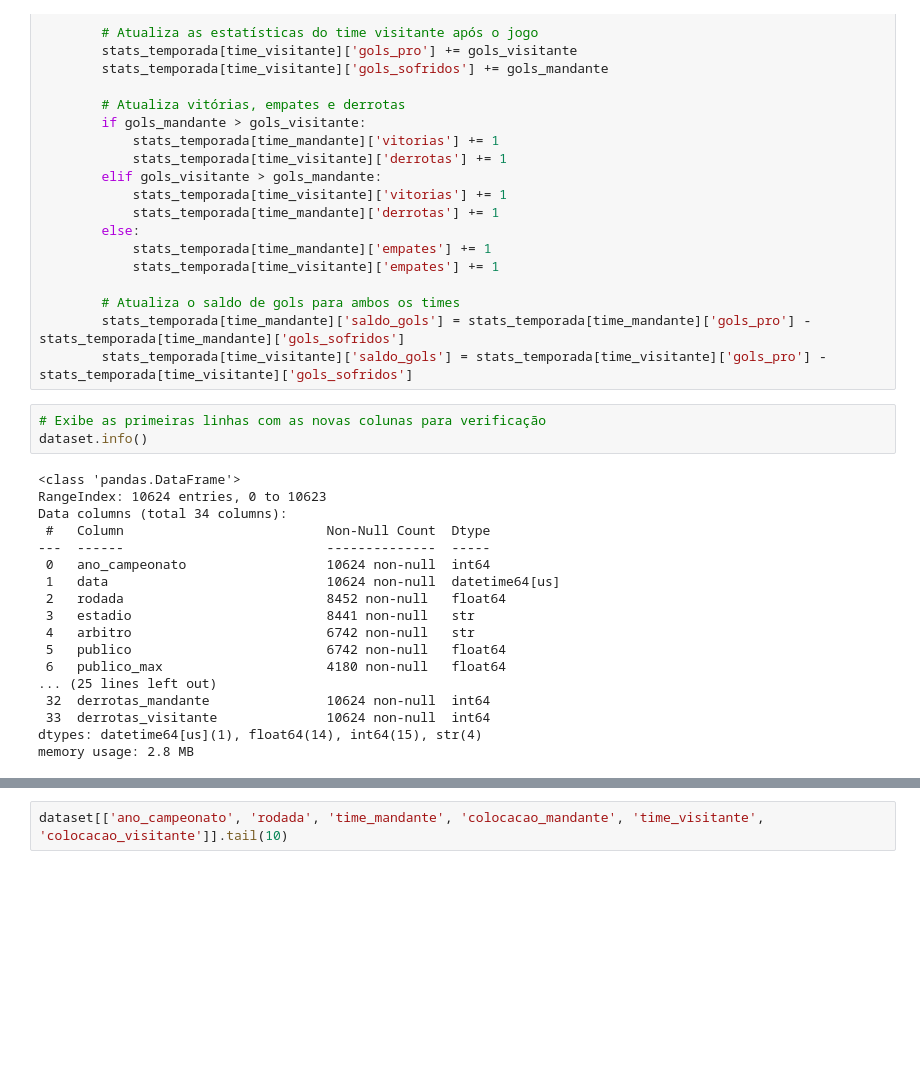
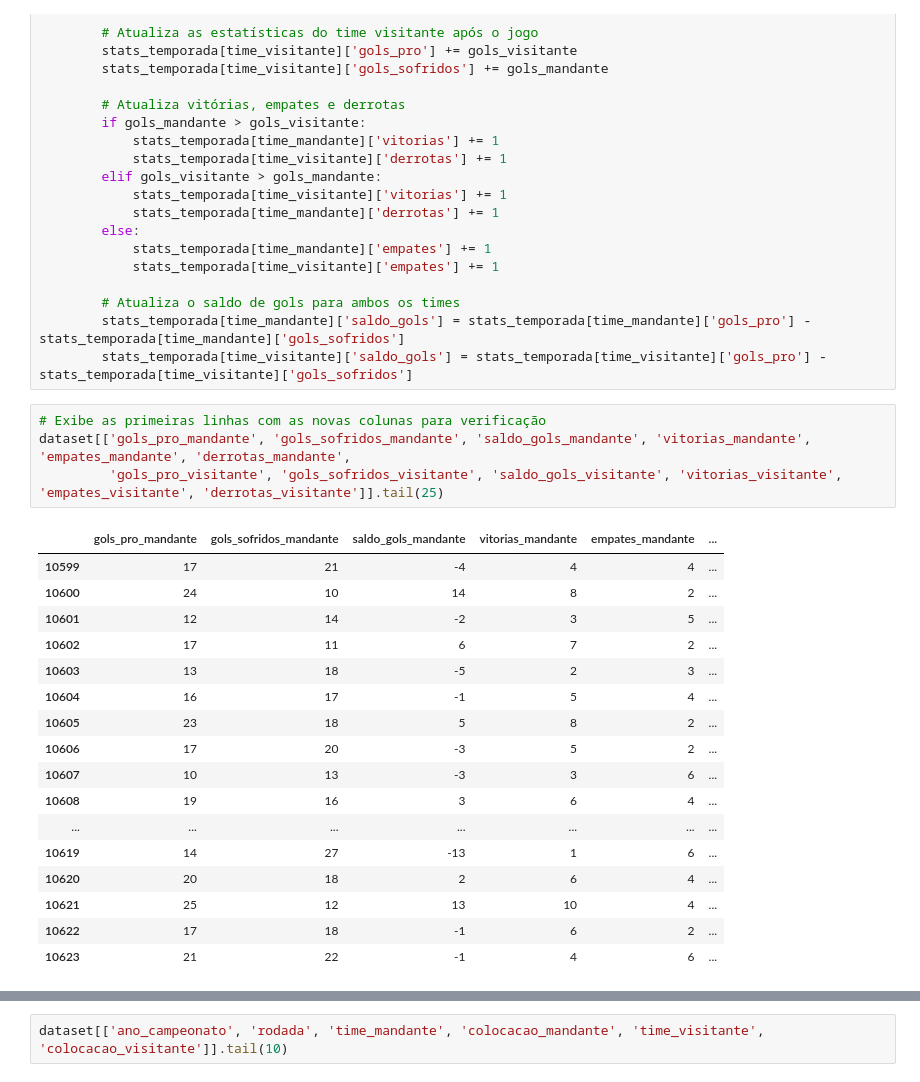
Before and after one commit to leandroassis/sportbet_model, a Jupyter notebook: data/feature_eng.ipynb, the cells around one changed output, grey strips where cells are left out. Drawn from its saved outputs; the diff is of its cells as text; blank space fills up the shorter version.

```diff
--- a/data/feature_eng.ipynb
+++ b/data/feature_eng.ipynb
@@ -88,22 +88,23 @@ for ano in dataset['ano_campeonato'].unique():
         stats_temporada[time_visitante]['saldo_gols'] = stats_temporada[time_visitante]['gols_pro'] - stats_temporada[time_visitante]['gols_sofridos']
 # %%
 # Exibe as primeiras linhas com as novas colunas para verificação
-dataset.info()
+dataset[['gols_pro_mandante', 'gols_sofridos_mandante', 'saldo_gols_mandante', 'vitorias_mandante', 'empates_mandante', 'derrotas_mandante',
+         'gols_pro_visitante', 'gols_sofridos_visitante', 'saldo_gols_visitante', 'vitorias_visitante', 'empates_visitante', 'derrotas_visitante']].tail(25)
 # %% [output]
-<class 'pandas.DataFrame'>
-RangeIndex: 10624 entries, 0 to 10623
-Data columns (total 34 columns):
- #   Column                          Non-Null Count  Dtype
----  ------                          --------------  -----
- 0   ano_campeonato                  10624 non-null  int64
- 1   data                            10624 non-null  datetime64[us]
- 2   rodada                          8452 non-null   float64
- 3   estadio                         8441 non-null   str
- 4   arbitro                         6742 non-null   str
- 5   publico                         6742 non-null   float64
- 6   publico_max                     4180 non-null   float64
-... (25 lines left out)
- 32  derrotas_mandante               10624 non-null  int64
- 33  derrotas_visitante              10624 non-null  int64
-dtypes: datetime64[us](1), float64(14), int64(15), str(4)
-memory usage: 2.8 MB
+|  | gols_pro_mandante | gols_sofridos_mandante | saldo_gols_mandante | vitorias_mandante | empates_mandante | ... |
+| 10599 | 17 | 21 | -4 | 4 | 4 | ... |
+| 10600 | 24 | 10 | 14 | 8 | 2 | ... |
+| 10601 | 12 | 14 | -2 | 3 | 5 | ... |
+| 10602 | 17 | 11 | 6 | 7 | 2 | ... |
+| 10603 | 13 | 18 | -5 | 2 | 3 | ... |
+| 10604 | 16 | 17 | -1 | 5 | 4 | ... |
+| 10605 | 23 | 18 | 5 | 8 | 2 | ... |
+| 10606 | 17 | 20 | -3 | 5 | 2 | ... |
+| 10607 | 10 | 13 | -3 | 3 | 6 | ... |
+| 10608 | 19 | 16 | 3 | 6 | 4 | ... |
+| ... | ... | ... | ... | ... | ... | ... |
+| 10619 | 14 | 27 | -13 | 1 | 6 | ... |
+| 10620 | 20 | 18 | 2 | 6 | 4 | ... |
+| 10621 | 25 | 12 | 13 | 10 | 4 | ... |
+| 10622 | 17 | 18 | -1 | 6 | 2 | ... |
+| 10623 | 21 | 22 | -1 | 4 | 6 | ... |
```
Also changed, not shown: parts of 21 cells of this notebook, 2 other files.
